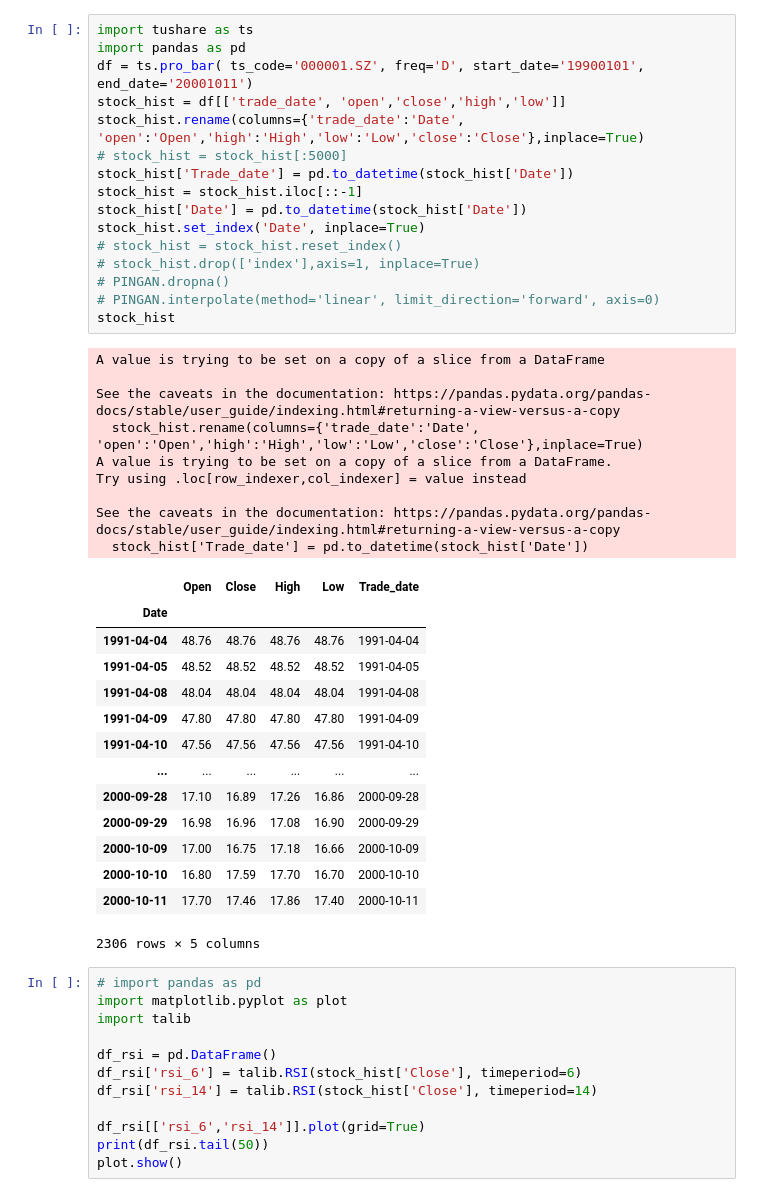
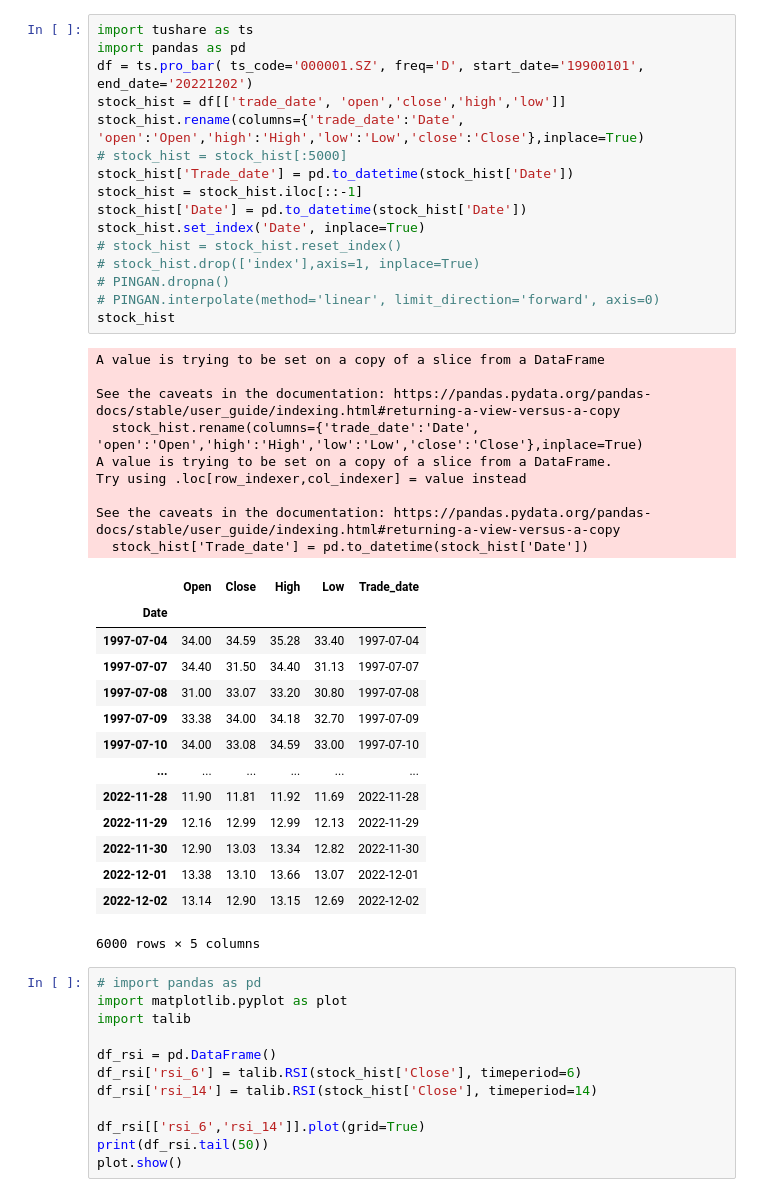
Before and after one commit to bizeasy17/investtrack, a Jupyter notebook: diggings/backtesting.ipynb, the cells around one changed output. Saved outputs shown, nothing was run; the diff lists cells and outputs as text.

```diff
--- a/diggings/backtesting.ipynb
+++ b/diggings/backtesting.ipynb
@@ -1,43 +1,43 @@
 # %%
 import tushare as ts
 import pandas as pd
-df = ts.pro_bar( ts_code='000001.SZ', freq='D', start_date='19900101', end_date='20001011')
+df = ts.pro_bar( ts_code='000001.SZ', freq='D', start_date='19900101', end_date='20221202')
 stock_hist = df[['trade_date', 'open','close','high','low']]
 stock_hist.rename(columns={'trade_date':'Date', 'open':'Open','high':'High','low':'Low','close':'Close'},inplace=True)
 # stock_hist = stock_hist[:5000]
 stock_hist['Trade_date'] = pd.to_datetime(stock_hist['Date'])
 stock_hist = stock_hist.iloc[::-1]
 stock_hist['Date'] = pd.to_datetime(stock_hist['Date'])
 stock_hist.set_index('Date', inplace=True)
 # stock_hist = stock_hist.reset_index()
 # stock_hist.drop(['index'],axis=1, inplace=True)
 # PINGAN.dropna()
 # PINGAN.interpolate(method='linear', limit_direction='forward', axis=0)
 stock_hist
 # %% [output]
 A value is trying to be set on a copy of a slice from a DataFrame
 
 See the caveats in the documentation: https://pandas.pydata.org/pandas-docs/stable/user_guide/indexing.html#returning-a-view-versus-a-copy
   stock_hist.rename(columns={'trade_date':'Date', 'open':'Open','high':'High','low':'Low','close':'Close'},inplace=True)
 A value is trying to be set on a copy of a slice from a DataFrame.
 Try using .loc[row_indexer,col_indexer] = value instead
 
 See the caveats in the documentation: https://pandas.pydata.org/pandas-docs/stable/user_guide/indexing.html#returning-a-view-versus-a-copy
   stock_hist['Trade_date'] = pd.to_datetime(stock_hist['Date'])
 |  | Open | Close | High | Low | Trade_date |
 | Date |  |  |  |  |  |
-| 1991-04-04 | 48.76 | 48.76 | 48.76 | 48.76 | 1991-04-04 |
-| 1991-04-05 | 48.52 | 48.52 | 48.52 | 48.52 | 1991-04-05 |
-| 1991-04-08 | 48.04 | 48.04 | 48.04 | 48.04 | 1991-04-08 |
-| 1991-04-09 | 47.80 | 47.80 | 47.80 | 47.80 | 1991-04-09 |
-| 1991-04-10 | 47.56 | 47.56 | 47.56 | 47.56 | 1991-04-10 |
+| 1997-07-04 | 34.00 | 34.59 | 35.28 | 33.40 | 1997-07-04 |
+| 1997-07-07 | 34.40 | 31.50 | 34.40 | 31.13 | 1997-07-07 |
+| 1997-07-08 | 31.00 | 33.07 | 33.20 | 30.80 | 1997-07-08 |
+| 1997-07-09 | 33.38 | 34.00 | 34.18 | 32.70 | 1997-07-09 |
+| 1997-07-10 | 34.00 | 33.08 | 34.59 | 33.00 | 1997-07-10 |
 | ... | ... | ... | ... | ... | ... |
-| 2000-09-28 | 17.10 | 16.89 | 17.26 | 16.86 | 2000-09-28 |
-| 2000-09-29 | 16.98 | 16.96 | 17.08 | 16.90 | 2000-09-29 |
-| 2000-10-09 | 17.00 | 16.75 | 17.18 | 16.66 | 2000-10-09 |
-| 2000-10-10 | 16.80 | 17.59 | 17.70 | 16.70 | 2000-10-10 |
-| 2000-10-11 | 17.70 | 17.46 | 17.86 | 17.40 | 2000-10-11 |
+| 2022-11-28 | 11.90 | 11.81 | 11.92 | 11.69 | 2022-11-28 |
+| 2022-11-29 | 12.16 | 12.99 | 12.99 | 12.13 | 2022-11-29 |
+| 2022-11-30 | 12.90 | 13.03 | 13.34 | 12.82 | 2022-11-30 |
+| 2022-12-01 | 13.38 | 13.10 | 13.66 | 13.07 | 2022-12-01 |
+| 2022-12-02 | 13.14 | 12.90 | 13.15 | 12.69 | 2022-12-02 |
-2306 rows × 5 columns
+6000 rows × 5 columns
 # %%
 # import pandas as pd
 import matplotlib.pyplot as plot
```
Also changed, not shown: parts of 1 cell of this notebook, 4 other files.
